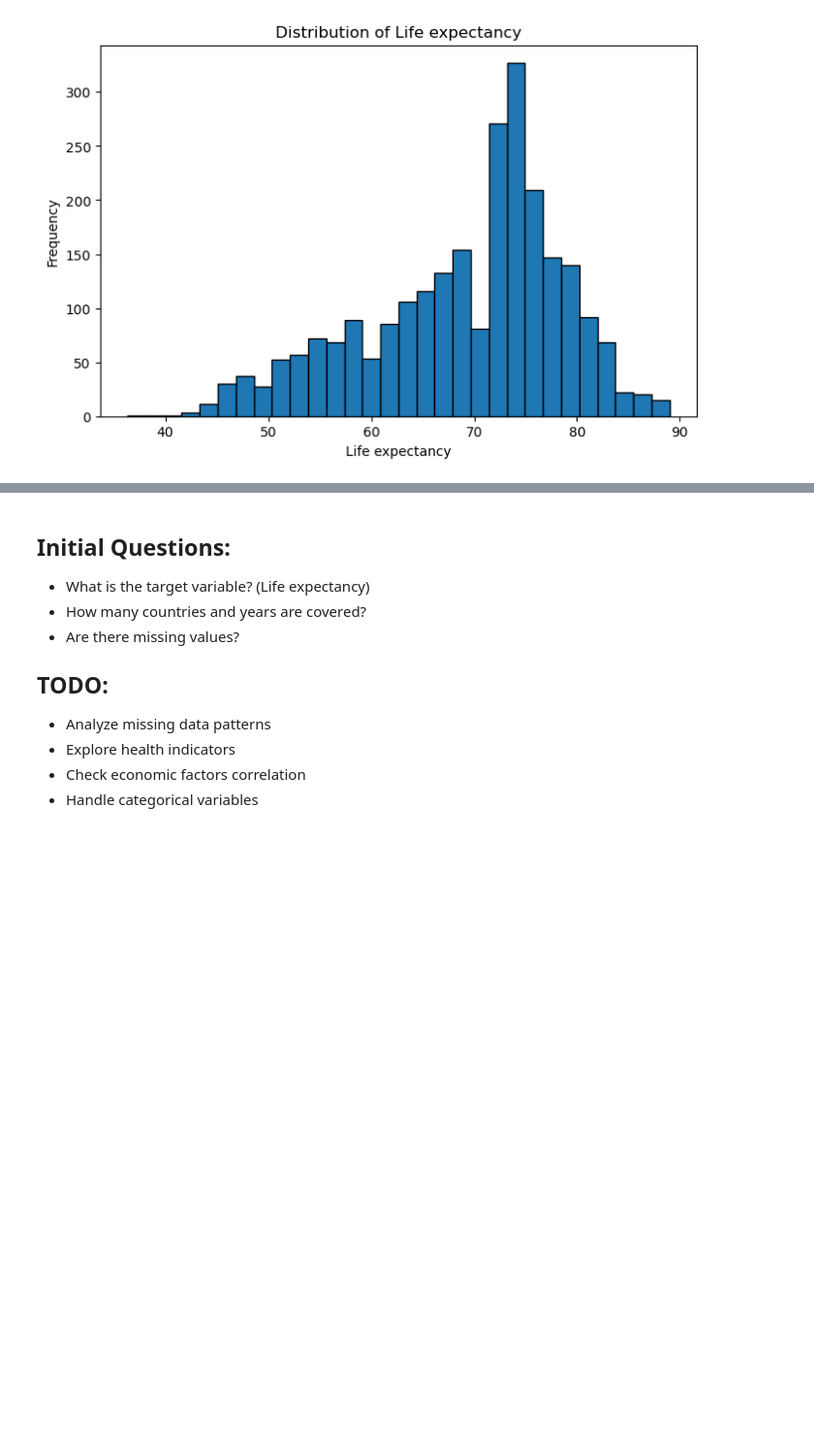
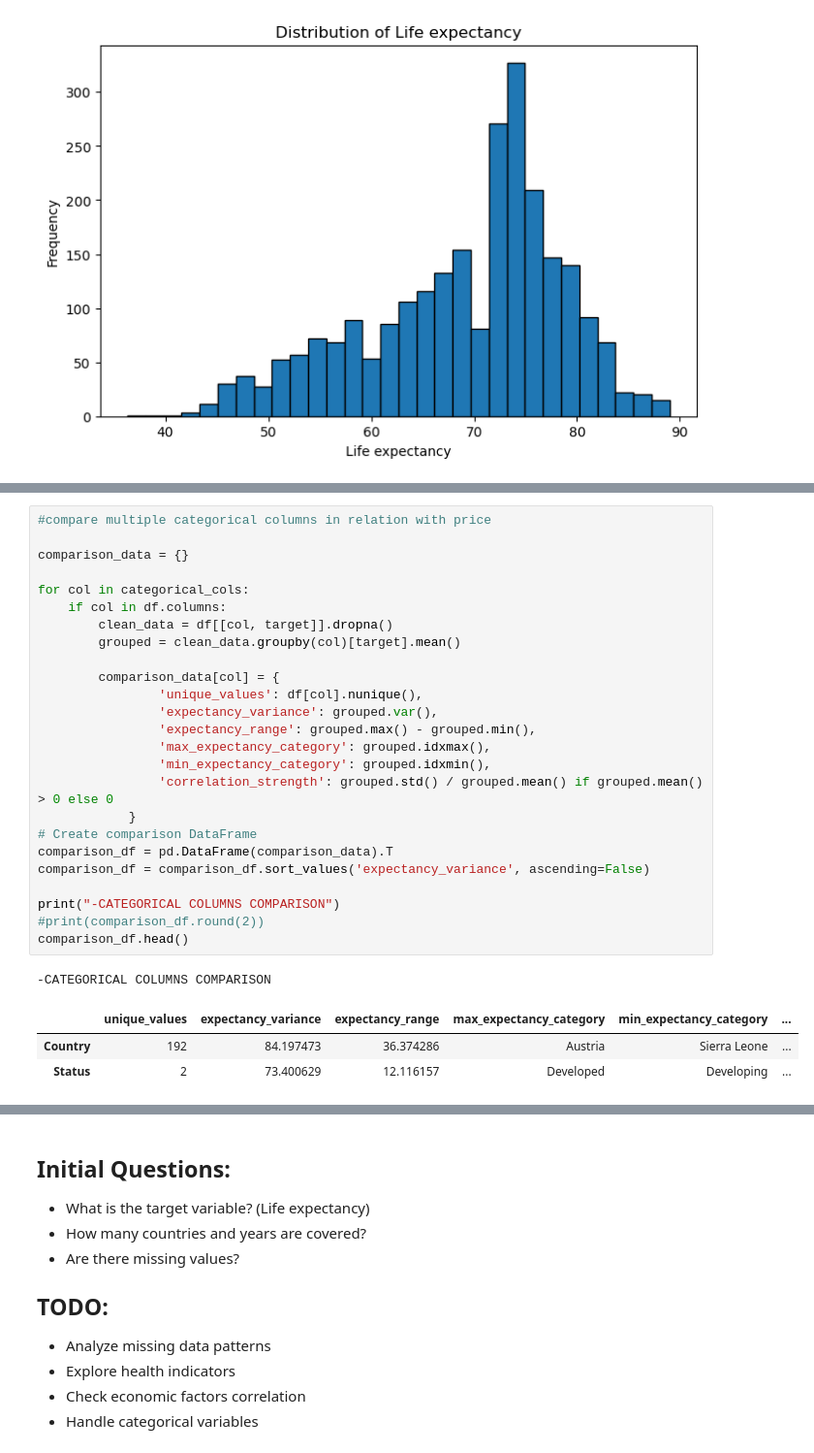
Before and after one commit to chibindaTim/life_expectancy_task, a Jupyter notebook: notebooks/data_exploration.ipynb, the cells around one changed output, grey strips where cells are left out. Shown at 97% size. Cells and saved outputs as stored; diff of their text form; blank space fills up the shorter version.

```diff
--- a/notebooks/data_exploration.ipynb
+++ b/notebooks/data_exploration.ipynb
@@ -103,0 +211,30 @@ plt.show()
+# %%
+#compare multiple categorical columns in relation with price
+
+comparison_data = {}
+
+for col in categorical_cols:
+    if col in df.columns:
+        clean_data = df[[col, target]].dropna()
+        grouped = clean_data.groupby(col)[target].mean()
+
+        comparison_data[col] = {
+                'unique_values': df[col].nunique(),
+                'expectancy_variance': grouped.var(),
+                'expectancy_range': grouped.max() - grouped.min(),
+                'max_expectancy_category': grouped.idxmax(),
+                'min_expectancy_category': grouped.idxmin(),
+                'correlation_strength': grouped.std() / grouped.mean() if grouped.mean() > 0 else 0
+            }
+# Create comparison DataFrame
+comparison_df = pd.DataFrame(comparison_data).T
+comparison_df = comparison_df.sort_values('expectancy_variance', ascending=False)
+
+print("-CATEGORICAL COLUMNS COMPARISON")
+#print(comparison_df.round(2))
+comparison_df.head()
+# %% [output]
+-CATEGORICAL COLUMNS COMPARISON
+|  | unique_values | expectancy_variance | expectancy_range | max_expectancy_category | min_expectancy_category | ... |
+| Country | 192 | 84.197473 | 36.374286 | Austria | Sierra Leone | ... |
+| Status | 2 | 73.400629 | 12.116157 | Developed | Developing | ... |
```
Also changed, not shown: parts of 5 cells of this notebook.
